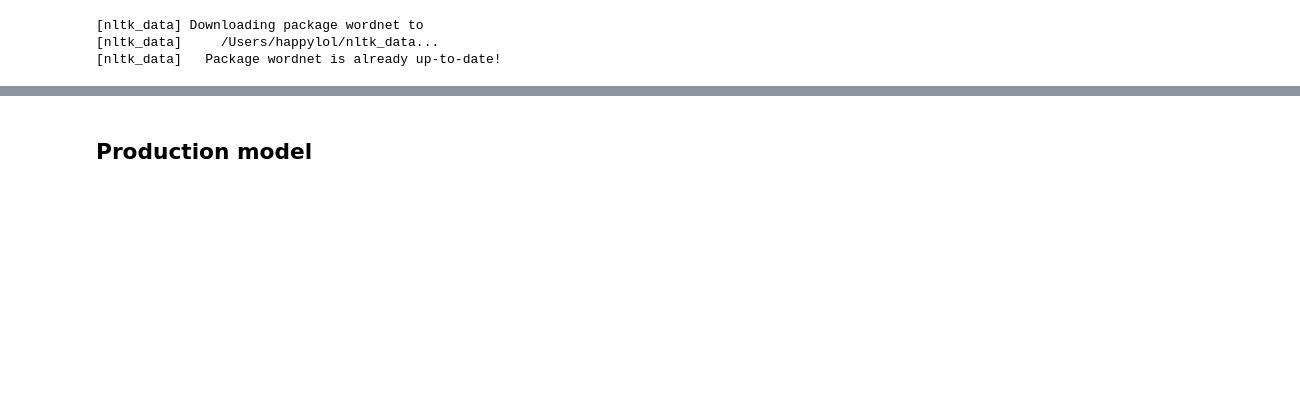
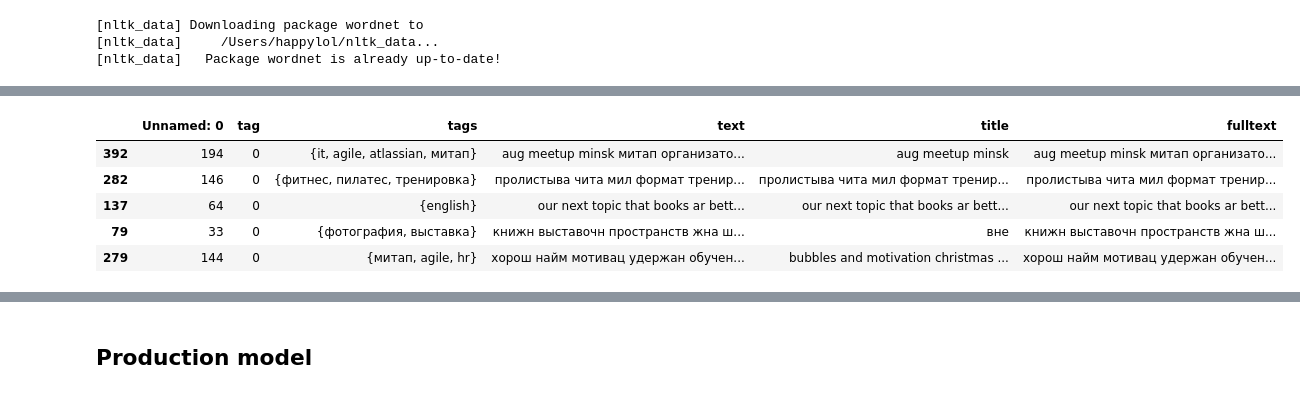
Before and after one commit to happylolonly/eventsfree-ml, a Jupyter notebook: notebooks/tags/tags.ipynb, the cells around one changed output, grey strips where cells are left out. Drawn from its saved outputs; the diff is of its cells as text; code cells hidden in the pictures; blank space fills up the shorter version.

```diff
--- a/notebooks/tags/tags.ipynb
+++ b/notebooks/tags/tags.ipynb
@@ -128,6 +154,11 @@ rows = []
 for row in df.to_dict(orient='record'):
     for tag in row['tags']:
         row_copy = row.copy()
+#         print(tag)
+        if tag == 'лекция':
+            tag = 1
+        else:
+            tag = 0
         row_copy['tag'] = tag
 
         rows.append(row_copy)
@@ -137,4 +168,5 @@ df = pd.DataFrame(rows)
 df['fulltext'] = df[['text', 'title']].apply(lambda x: ' '.join(x), axis=1)
 
 print(df.shape)
+print(df)
 # %% [output]
@@ -164,11 +200,19 @@ print(np.unique(test['tag'].values, return_counts=True))
 # %%
 # %%bash
 
 # pip install -U -q git+https://github.com/facebookresearch/fastText.git
 
 import fastText
 
 FIELD = 'fulltext'
+train.head()
+# %% [output]
+|  | Unnamed: 0 | tag | tags | text | title | fulltext |
+| 392 | 194 | 0 | {it, agile, atlassian, митап} | aug meetup minsk митап организато... | aug meetup minsk | aug meetup minsk митап организато... |
+| 282 | 146 | 0 | {фитнес, пилатес, тренировка} | пролистыва чита мил формат тренир... | пролистыва чита мил формат тренир... | пролистыва чита мил формат тренир... |
+| 137 | 64 | 0 | {english} | our next topic that books ar bett... | our next topic that books ar bett... | our next topic that books ar bett... |
+| 79 | 33 | 0 | {фотография, выставка} | книжн выставочн пространств жна ш... | вне | книжн выставочн пространств жна ш... |
+| 279 | 144 | 0 | {митап, agile, hr} | хорош найм мотивац удержан обучен... | bubbles and motivation christmas ... | хорош найм мотивац удержан обучен... |
 # %%
 def save(df, path):
     with open(path, 'w+') as f:
```
Also changed, not shown: parts of 23 cells of this notebook, 3 other files.
